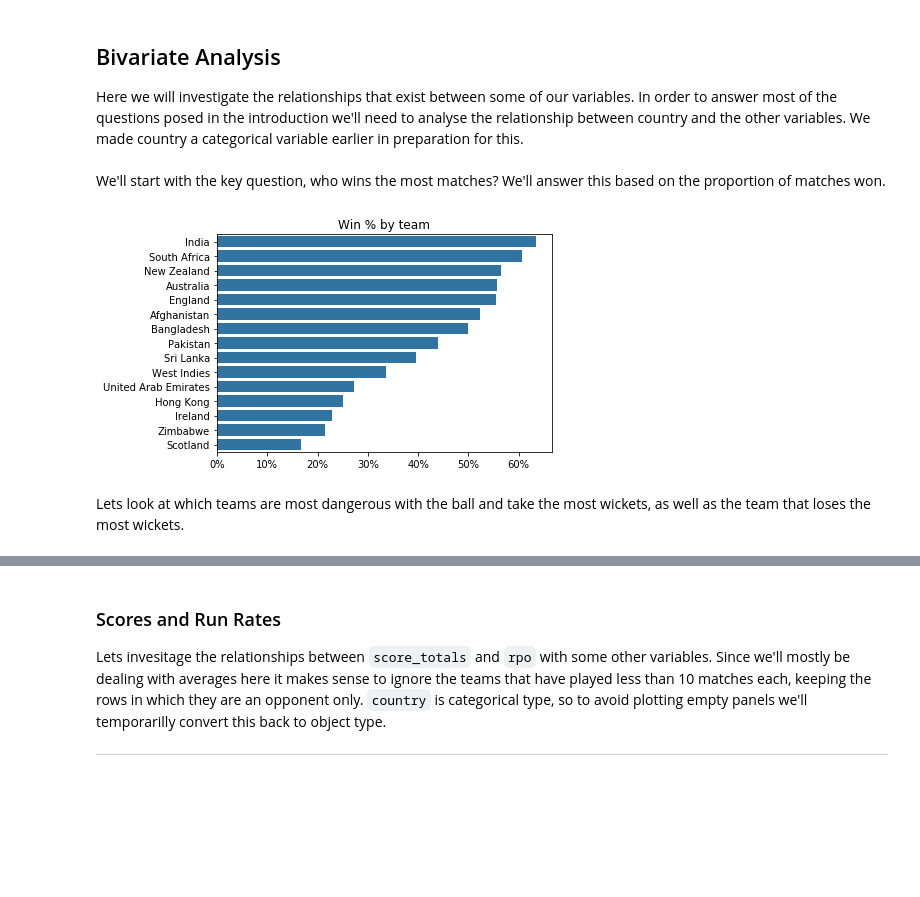
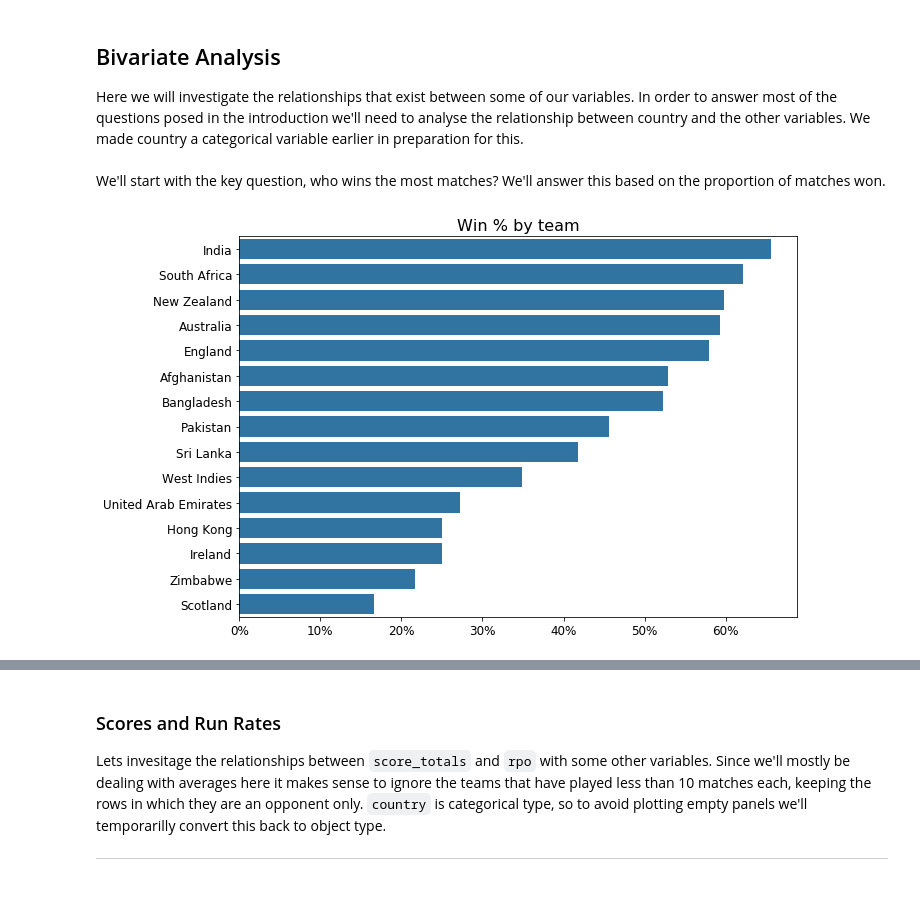
Before and after one commit to matt-fielding8/ODI_Cricket, a Jupyter notebook: notebooks/ODI_Cricket_Explore.ipynb, the cells around one changed output, grey strips where cells are left out. Cells and saved outputs as stored; diff of their text form; code cells hidden in the pictures; blank space fills up the shorter version.

```diff
--- a/notebooks/ODI_Cricket_Explore.ipynb
+++ b/notebooks/ODI_Cricket_Explore.ipynb
@@ -13,13 +13,22 @@ I like to use the standard blue in the seaborn colour palette as default colour,
 import pandas as pd
 import numpy as np
 import matplotlib.pyplot as plt
+import matplotlib.lines as mlines
 import seaborn as sb
 %matplotlib inline
 
-df_match = pd.read_csv('../Data/interim/ODI_match_clean.csv')
-df_totals = pd.read_csv('../Data/interim/ODI_totals_clean.csv')
+import os
+import sys
+path = os.path.abspath(os.path.join('../src'))
+if path not in sys.path:
+    sys.path.append(path)
+assert '/home/ding/coding/machine_learning/ODI_cricket/src' in sys.path
+from visualization import visualize as vis
 
-colour = sb.color_palette()[0]
+df_match = pd.read_csv('../Data/processed/ODI_match_clean.csv')
+df_totals = pd.read_csv('../Data/processed/ODI_totals_clean.csv')
+
+colour = sb.color_palette()
 # %%
 df_match.head()
 # %% [output]
@@ -133,3 +169,5 @@ df_totals.describe()
+# %%
+df_totals = df_totals[df_totals.result != 'n/r']
 # %% [markdown]
 ### Distributions of Qantitative variables
 Here we'll start by looking into the distributions of each of our quantitivative variables.
@@ -288,26 +370,19 @@ There is an oddly small amount of matches that are played in April, perhaps this
 Here we will investigate the relationships that exist between some of our variables. In order to answer most of the questions posed in the introduction we'll need to analyse the relationship between country and the other variables. We made country a categorical variable earlier in preparation for this. <br><br>
 We'll start with the key question, who wins the most matches? We'll answer this based on the proportion of matches won.
 # %%
+# Calculate win proportions per country
 matches_played = df_totals.country.value_counts()
 win_counts = df_totals.query('result == "won"').groupby('country').count()['match_id'].sort_values(ascending=False)
 win_prop = (win_counts/matches_played).sort_values(ascending=False).head(15)
 
 order= win_prop.index
 
 ticks = np.arange(0,0.7,0.10)
-labels = ['{:.0f}%'.format(i*100) for i in ticks]
+labels = vis.tickLabels(ticks, multi=100, pcnt=True, f=0)
 
-sb.barplot(x=win_prop.values, y=win_prop.index, color=colour, order=order);
-plt.xticks(ticks, labels);
-plt.title("Win % by team");
-
-# locs, labels = plt.yticks()
-
-# for loc, label in zip(locs,labels):
-#     wins = win_counts[label.get_text()]
-#     prop = win_prop[label.get_text()]
-#     plt.text(prop, loc, wins, va='center')
+vis.setPlot(title="Win % by team")
+sb.barplot(x=win_prop.values, y=win_prop.index, color=colour[0], order=order);
+plt.xticks(ticks, labels, fontsize=12);
+plt.yticks(fontsize=12);
 # %% [output]
-[figure, old version]
+[figure, new version]
-# %% [markdown]
-Lets look at which teams are most dangerous with the ball and take the most wickets, as well as the team that loses the most wickets.
```
Also changed, not shown: parts of 243 cells of this notebook, 2 other files.
